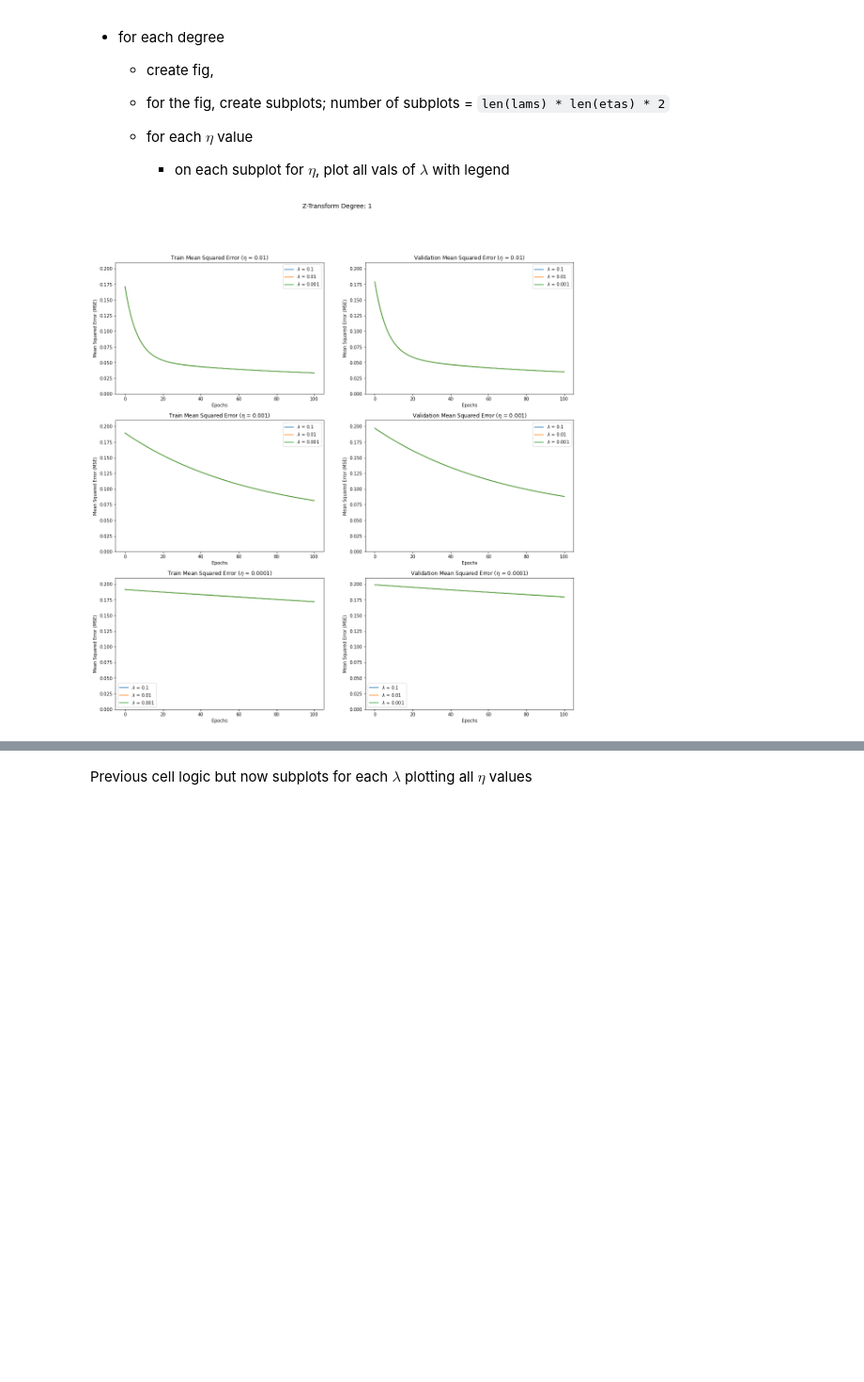
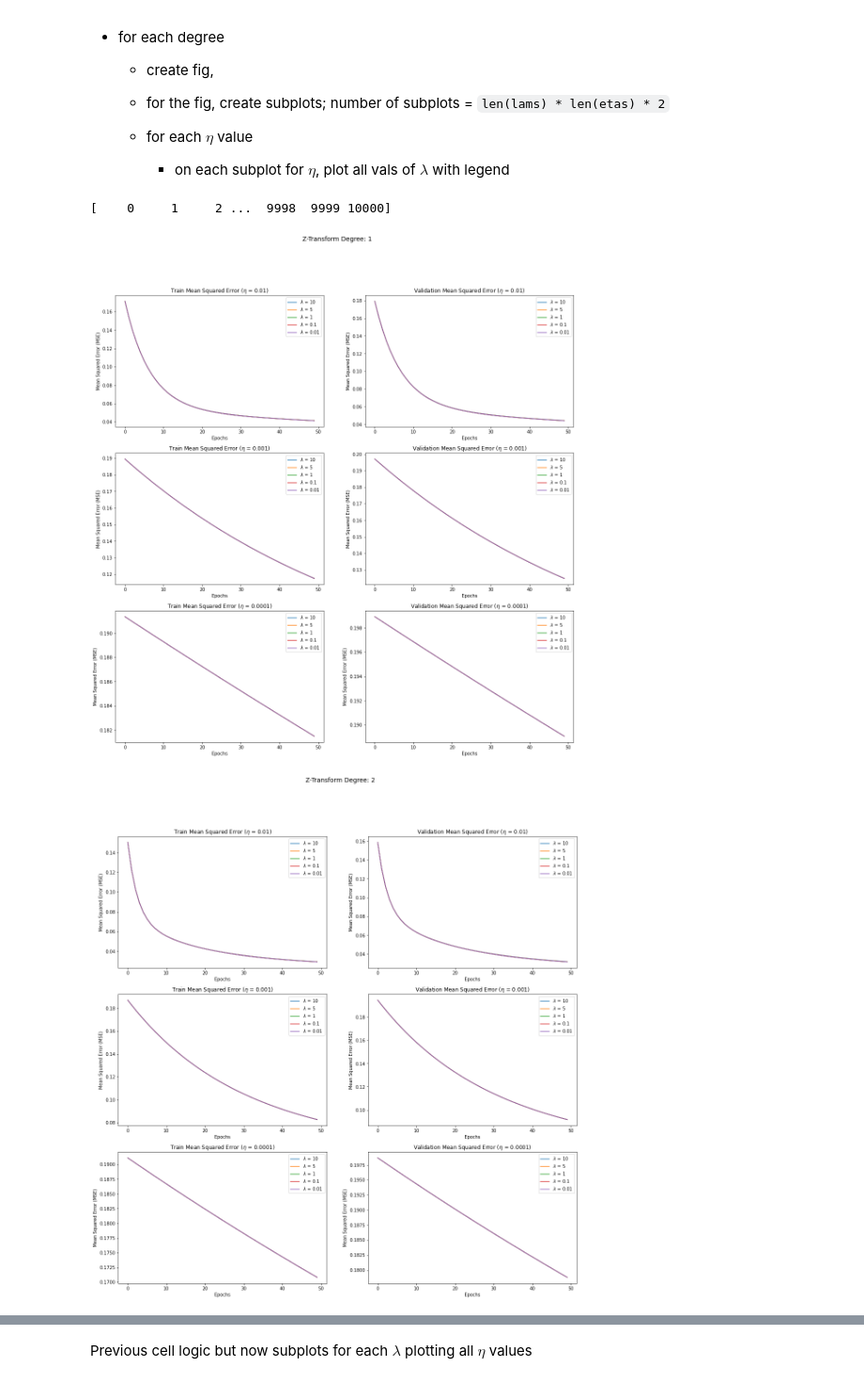
Before and after one commit to b-chalpin/linear-regression, a Jupyter notebook: gd_subproject_5.ipynb, the cells around one changed output, grey strips where cells are left out. Shown at 94% size. Drawn from its saved outputs; the diff is of its cells as text; code cells hidden in the pictures; blank space fills up the shorter version.

```diff
--- a/gd_subproject_5.ipynb
+++ b/gd_subproject_5.ipynb
@@ -122,10 +8,18 @@ number of training runs: 9
 ### Load Model Training Output Data
 From the previous section, we stored the model training outputs. We will use this cached data for visualization purposes. This is so we do not have to train our model every time before we want to analyze the results.
 # %%
-# uncomment the line below and change the file name when using a pre-existing output file
-# gd_output_filename = "./output/2022-02-09 21-58-54.069122_GD_degree-3_epochs-100-1000-100000_eta-0.01-0.001-0.0001_lam-1.json"
+gd_output_filename = "./output/2022-02-10_17-53-23.760112_GD_degree-1_epochs-100_eta-0.01-0.001-0.0001_lam-10-5-1-0.1-0.01.json"
 
 # load our data
 with open(gd_output_filename, "r") as file:
     json_str = file.read()
-gd_data = json.loads(json_str)
+gd_training_output = json.loads(json_str)
+
+training_results = gd_training_output["results"]
+training_metadata = gd_training_output["metadata"]
+
+# get metadata
+max_degree = training_metadata["max_degree"]
+training_epochs = training_metadata["training_epochs"]
+eta_list = training_metadata["eta_list"]
+lam_list = training_metadata["lam_list"]
@@ -143,14 +66,15 @@ Pseudo-Code for the algorithm below:
 # %%
 # plotting config
 plot_output_path = "./output/plots/"
-fixed_epochs = training_epochs
 epoch_start_index = 0
-epoch_end_index = 10_000
+epoch_end_index = 50
 subplot_rows = len(eta_list)
 subplot_cols = 2
 
 # our x-axis
-x_epochs = np.arange(fixed_epochs + 1)
+x_epochs = np.arange(training_epochs + 1)
+
+print(x_epochs)
 
 # for each degree we create a figure
 for r in np.arange(1, max_degree + 1):
@@ -174,36 +98,35 @@ for r in np.arange(1, max_degree + 1):
         test_mse_ax.set_ylabel("Mean Squared Error (MSE)")
         test_mse_ax.set_xlabel("Epochs")
 
         # plot a line on the subplot for each lambda
         for lam_val in lam_list:
 
             y_val = list(filter(lambda x:
                                 x["degree"] == r and
-                                x["epochs"] == fixed_epochs and
+                                x["epochs"] == training_epochs and
                                 x["eta"] == eta_val and
                                 x["lam"] == lam_val,
-                                gd_data))
+                                training_results))
 
             y_train_mse = y_val[0]["train_mse"]
             y_test_mse = y_val[0]["test_mse"]
 
             train_mse_ax.plot(x_epochs[epoch_start_index:epoch_end_index],
                               y_train_mse[epoch_start_index:epoch_end_index],
                               label=f"$\lambda$ = {lam_val}")
 
             test_mse_ax.plot(x_epochs[epoch_start_index:epoch_end_index],
                              y_test_mse[epoch_start_index:epoch_end_index],
                              label=f"$\lambda$ = {lam_val}")
 
         train_mse_ax.legend()
         test_mse_ax.legend()
 
-        train_mse_ax.set_ylim([0, 0.21])
-        test_mse_ax.set_ylim([0, 0.21])
-
     # save output
     degree_fig.savefig(f"{plot_output_path}/gd_fig_degree-{r}-LAM_legend.jpeg") # TODO: make better name
 
 plt.show()
 # %% [output]
+[    0     1     2 ...  9998  9999 10000]
-[figure, old version]
+[figure, new version]
+[figure, added]
```
Also changed, not shown: parts of 11 cells of this notebook, 11 other files.
